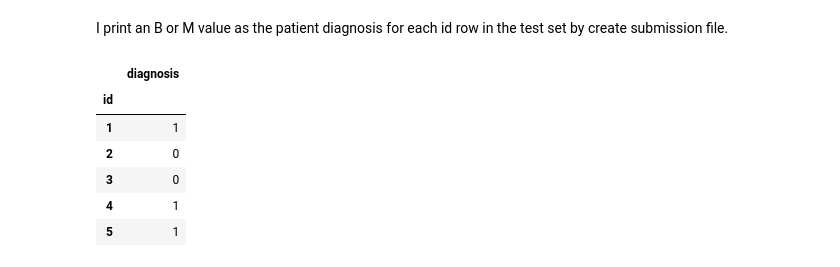
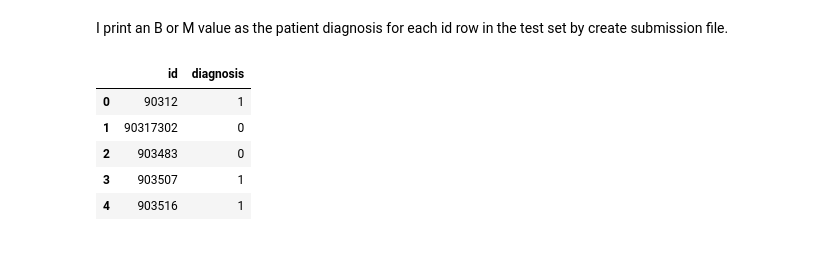
Before and after one commit to selenslmn/DSPG, a Jupyter notebook: breast-cancer-diagnosis-with-decision-tree.ipynb, the cells around one changed output. Saved outputs shown, nothing was run; the diff lists cells and outputs as text; code cells hidden in the pictures.

Commit message:
Kaggle Notebook | Breast Cancer Diagnosis with Decision Tree | Version 1

```diff
--- a/breast-cancer-diagnosis-with-decision-tree.ipynb
+++ b/breast-cancer-diagnosis-with-decision-tree.ipynb
@@ -212,9 +212,9 @@ I rescaled the test data using Standardization and printed the estimates.
 from sklearn.preprocessing import StandardScaler
 
 sc_t = StandardScaler()
-test = sc_t.fit_transform(test)
+ntest = sc_t.fit_transform(test)
 # %%
-output = classifier.predict(test)
+output = classifier.predict(ntest)
 print(len(output))
 # %% [output]
 180
@@ -262,21 +262,19 @@ g
 [drawing not drawn]
 # %% [markdown]
 I print an B or M value as the patient diagnosis for each id row in the test set by create submission file.
-# %%
-df = pd.DataFrame(output)
-df.index.name='id'
-df.index+=1
-df.columns=['diagnosis']
-df.to_csv('my_submission.csv', header=True)
-df.head()
-# %% [output]
-|  | diagnosis |
-| id |  |
-| 1 | 1 |
-| 2 | 0 |
-| 3 | 0 |
-| 4 | 1 |
-| 5 | 1 |
+# %%
+my_submission = pd.DataFrame()
+my_submission['id'] = test['id']
+my_submission['diagnosis'] = output.reshape((output.shape[0]))
+my_submission.to_csv('my_submission.csv', index=False)
+my_submission.head()
+# %% [output]
+|  | id | diagnosis |
+| 0 | 90312 | 1 |
+| 1 | 90317302 | 0 |
+| 2 | 903483 | 0 |
+| 3 | 903507 | 1 |
+| 4 | 903516 | 1 |
 # %%
 my_submission = pd.read_csv('/kaggle/working/my_submission.csv')
 my_submission["diagnosis"] = my_submission["diagnosis"].replace({0:'B',1:'M'})
```
Also changed, not shown: parts of 2 cells of this notebook.
